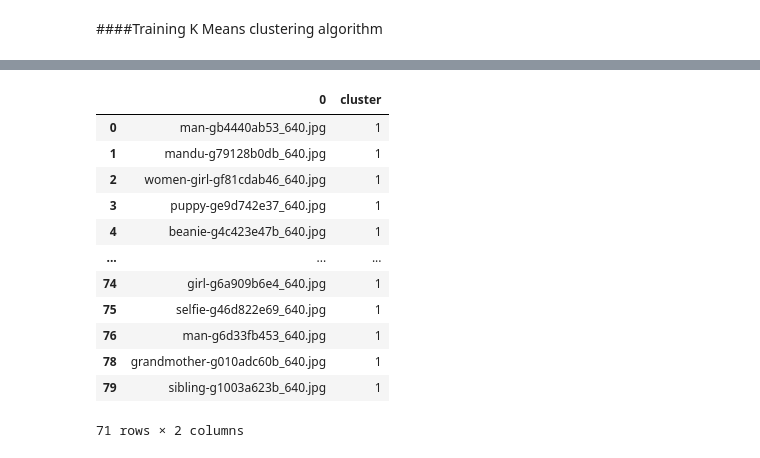
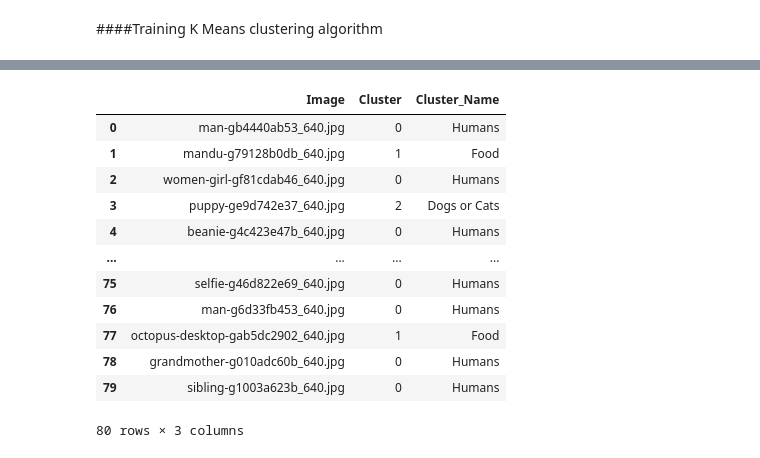
Before and after one commit to ManuSinghYadav/Image-Clustering, a Jupyter notebook: Image_Clustering.ipynb, the cells around one changed output, grey strips where cells are left out. Cells and saved outputs as stored; diff of their text form; code cells hidden in the pictures.

```diff
--- a/Image_Clustering.ipynb
+++ b/Image_Clustering.ipynb
@@ -157,16 +150,18 @@ for i in range(10):
-# %%
-a[a['cluster'] == 1]
-# %% [output]
-|  | 0 | cluster |
-| 0 | man-gb4440ab53_640.jpg | 1 |
-| 1 | mandu-g79128b0db_640.jpg | 1 |
-| 2 | women-girl-gf81cdab46_640.jpg | 1 |
-| 3 | puppy-ge9d742e37_640.jpg | 1 |
-| 4 | beanie-g4c423e47b_640.jpg | 1 |
-| ... | ... | ... |
-| 74 | girl-g6a909b6e4_640.jpg | 1 |
-| 75 | selfie-g46d822e69_640.jpg | 1 |
-| 76 | man-g6d33fb453_640.jpg | 1 |
-| 78 | grandmother-g010adc60b_640.jpg | 1 |
-| 79 | sibling-g1003a623b_640.jpg | 1 |
-71 rows × 2 columns
+# %%
+a['Cluster_Name'] = a.Cluster.map({0:'Humans', 1:'Food', 2:'Dogs or Cats'})
+# %%
+a
+# %% [output]
+|  | Image | Cluster | Cluster_Name |
+| 0 | man-gb4440ab53_640.jpg | 0 | Humans |
+| 1 | mandu-g79128b0db_640.jpg | 1 | Food |
+| 2 | women-girl-gf81cdab46_640.jpg | 0 | Humans |
+| 3 | puppy-ge9d742e37_640.jpg | 2 | Dogs or Cats |
+| 4 | beanie-g4c423e47b_640.jpg | 0 | Humans |
+| ... | ... | ... | ... |
+| 75 | selfie-g46d822e69_640.jpg | 0 | Humans |
+| 76 | man-g6d33fb453_640.jpg | 0 | Humans |
+| 77 | octopus-desktop-gab5dc2902_640.jpg | 1 | Food |
+| 78 | grandmother-g010adc60b_640.jpg | 0 | Humans |
+| 79 | sibling-g1003a623b_640.jpg | 0 | Humans |
+80 rows × 3 columns
```
Also changed, not shown: parts of 14 cells of this notebook.
